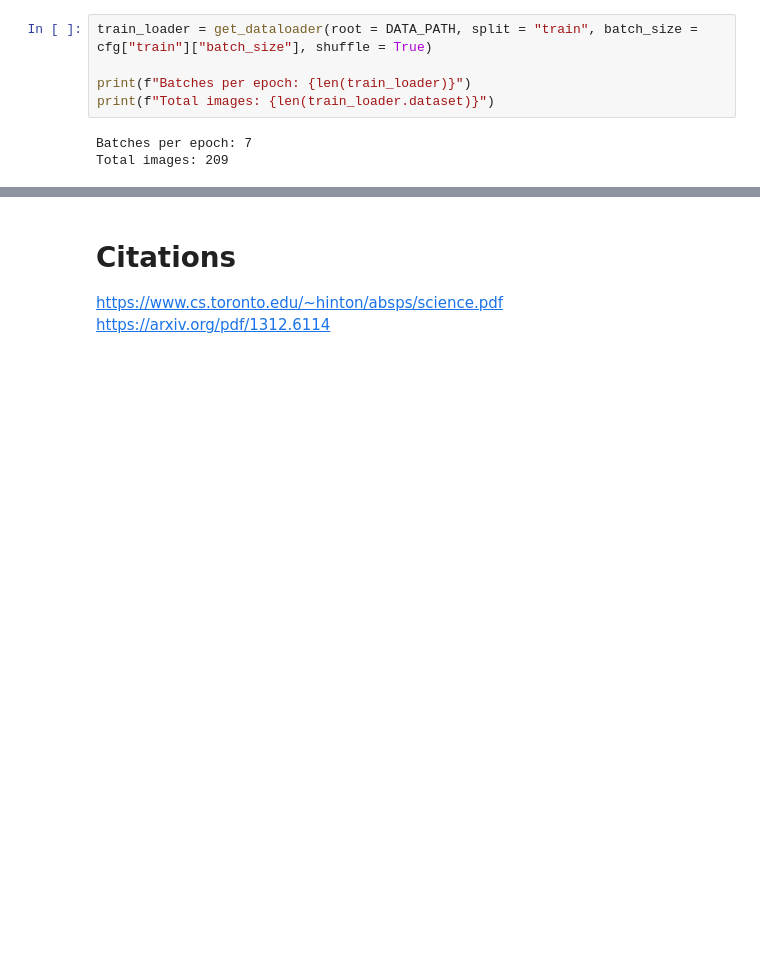
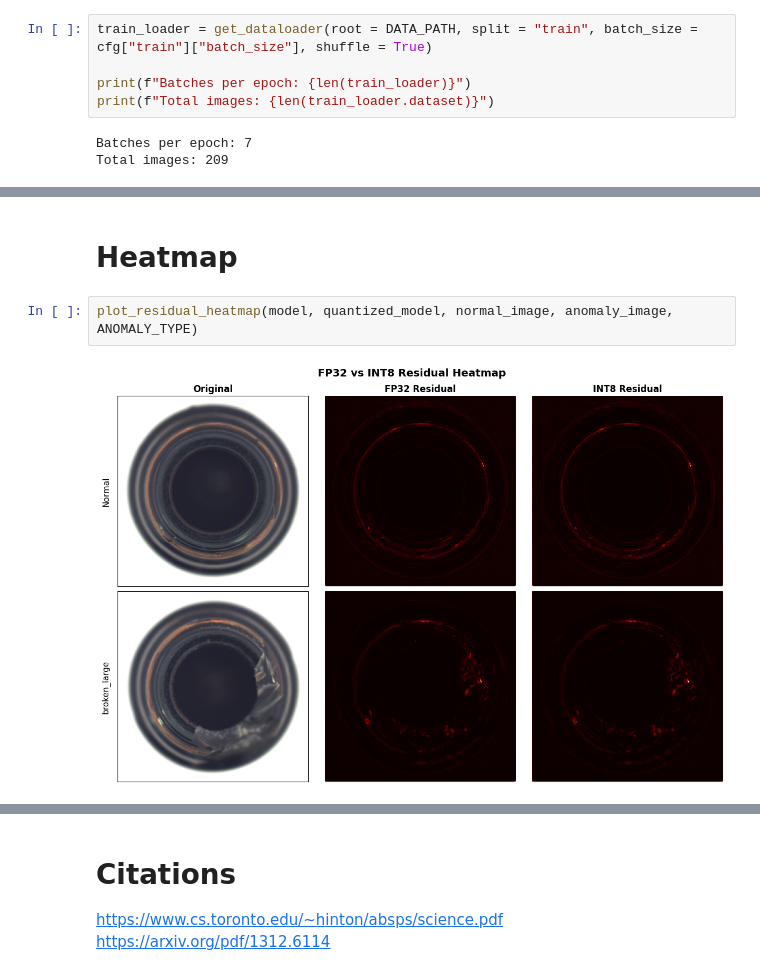
Before and after one commit to daeseong/edge_anomaly, a Jupyter notebook: notebooks/quantization_CNN.ipynb, the cells around one changed output, grey strips where cells are left out. Cells and saved outputs as stored; diff of their text form; blank space fills up the shorter version.

```diff
--- a/notebooks/quantization_CNN.ipynb
+++ b/notebooks/quantization_CNN.ipynb
@@ -289,0 +366,6 @@ Layer: decoder.layers.0               Key: weight_zero_point         Value: 0.00
+# %% [markdown]
+# Heatmap
+# %%
+plot_residual_heatmap(model, quantized_model, normal_image, anomaly_image, ANOMALY_TYPE)
+# %% [output]
+[figure, added]
```
Also changed, not shown: parts of 15 cells of this notebook, 8 other files.
